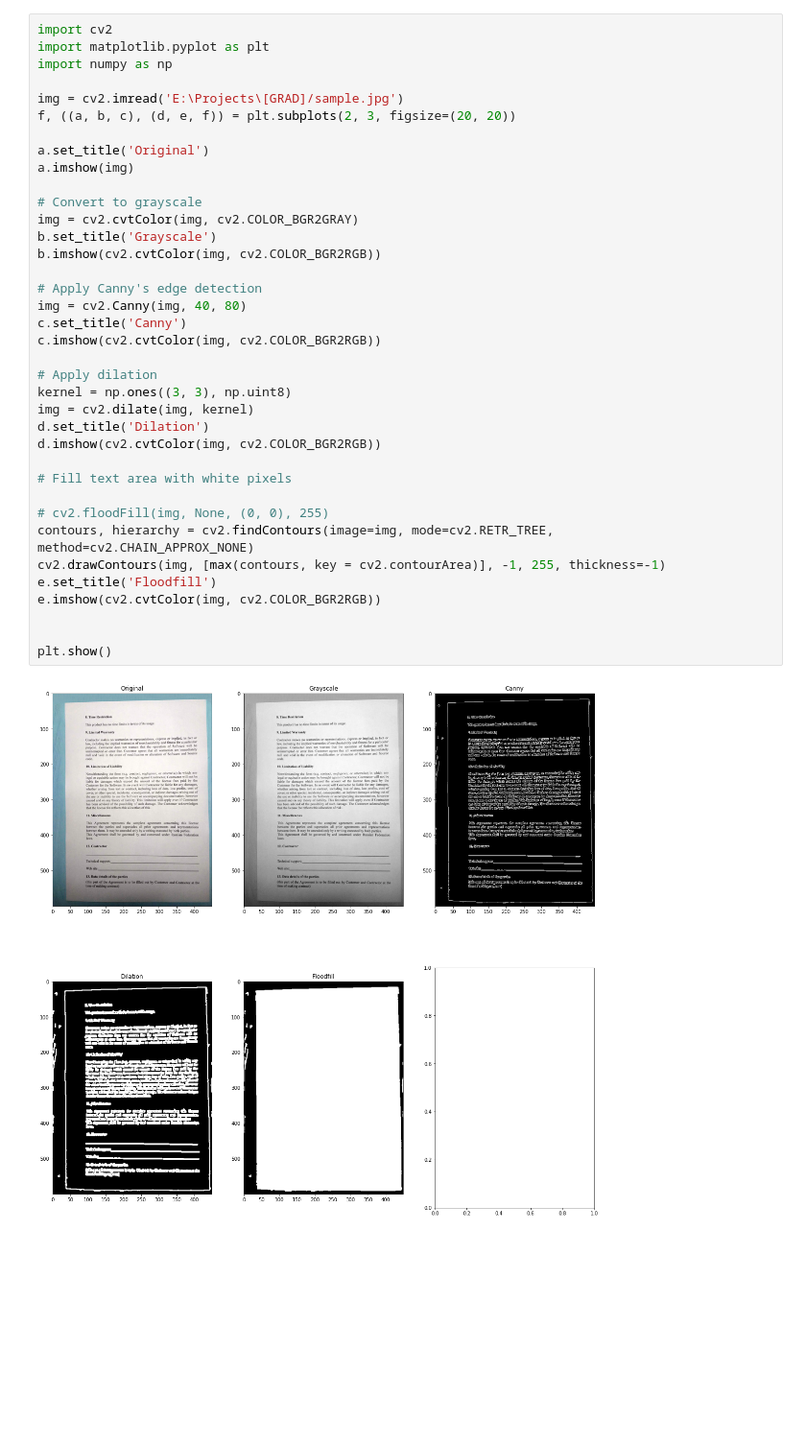
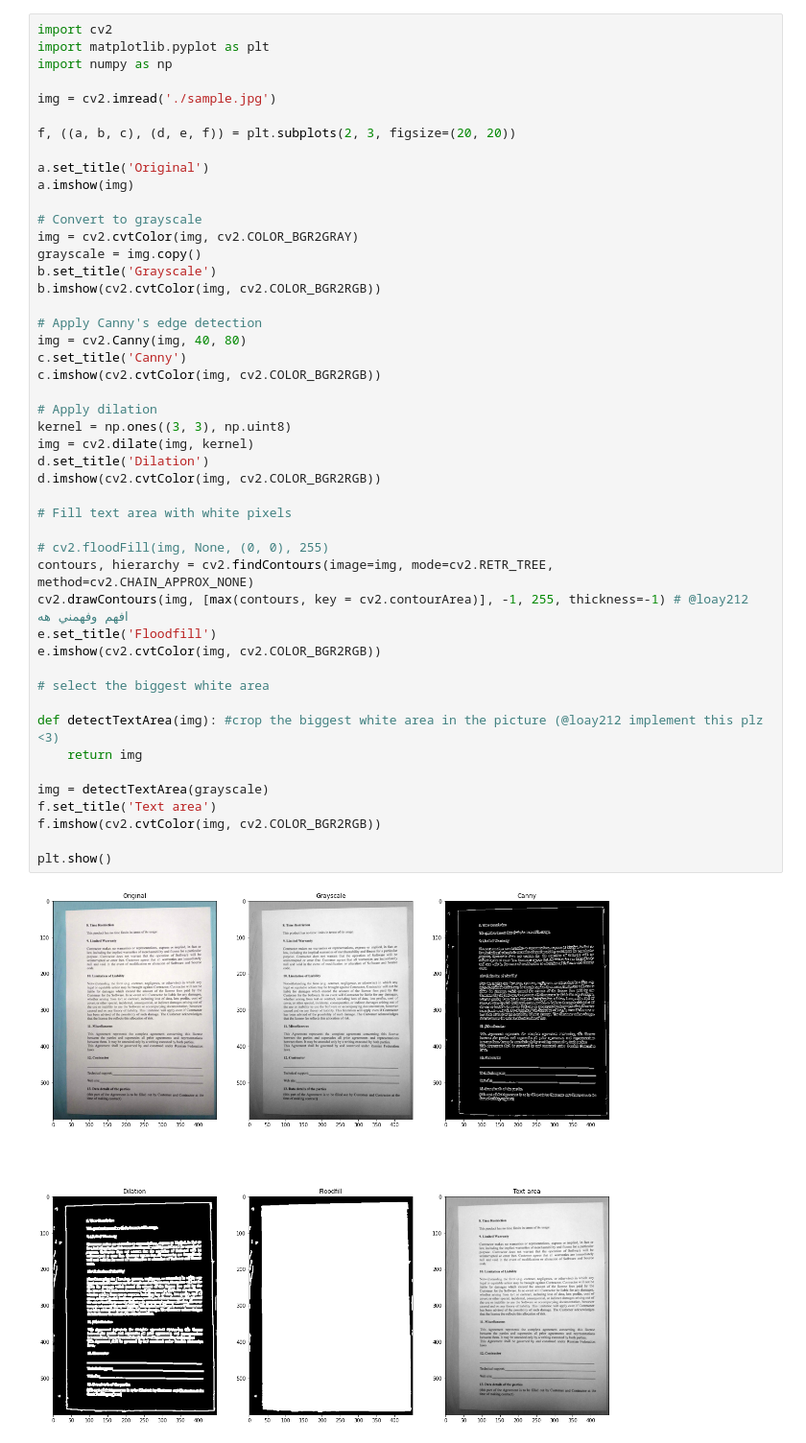
Before and after one commit to P0TAT037/experiments, a Jupyter notebook: preprocessing.ipynb, the cells around one changed output. Shown at 96% size. Saved outputs shown, nothing was run; the diff lists cells and outputs as text; blank space fills up the shorter version.

Commit message:
Text Detection 0.1.0

```diff
--- a/preprocessing.ipynb
+++ b/preprocessing.ipynb
@@ -3,37 +5,47 @@ import cv2
 import matplotlib.pyplot as plt
 import numpy as np
 
-img = cv2.imread('E:\Projects\[GRAD]/sample.jpg')
+img = cv2.imread('./sample.jpg')
+
 f, ((a, b, c), (d, e, f)) = plt.subplots(2, 3, figsize=(20, 20))
 
 a.set_title('Original')
 a.imshow(img)
 
 # Convert to grayscale
 img = cv2.cvtColor(img, cv2.COLOR_BGR2GRAY)
+grayscale = img.copy()
 b.set_title('Grayscale')
 b.imshow(cv2.cvtColor(img, cv2.COLOR_BGR2RGB))
 
 # Apply Canny's edge detection
 img = cv2.Canny(img, 40, 80)
 c.set_title('Canny')
 c.imshow(cv2.cvtColor(img, cv2.COLOR_BGR2RGB))
 
 # Apply dilation
 kernel = np.ones((3, 3), np.uint8)
 img = cv2.dilate(img, kernel)
 d.set_title('Dilation')
 d.imshow(cv2.cvtColor(img, cv2.COLOR_BGR2RGB))
 
 # Fill text area with white pixels
 
 # cv2.floodFill(img, None, (0, 0), 255)
 contours, hierarchy = cv2.findContours(image=img, mode=cv2.RETR_TREE, method=cv2.CHAIN_APPROX_NONE)
-cv2.drawContours(img, [max(contours, key = cv2.contourArea)], -1, 255, thickness=-1)
+cv2.drawContours(img, [max(contours, key = cv2.contourArea)], -1, 255, thickness=-1) # @loay212 افهم وفهمني هه
 e.set_title('Floodfill')
 e.imshow(cv2.cvtColor(img, cv2.COLOR_BGR2RGB))
 
+# select the biggest white area
+
+def detectTextArea(img): #crop the biggest white area in the picture (@loay212 implement this plz <3)
+    return img
+
+img = detectTextArea(grayscale)
+f.set_title('Text area')
+f.imshow(cv2.cvtColor(img, cv2.COLOR_BGR2RGB))
 
 plt.show()
 # %% [output]
-[figure, old version]
+[figure, new version]
```
Also changed, not shown: parts of 2 cells of this notebook.
